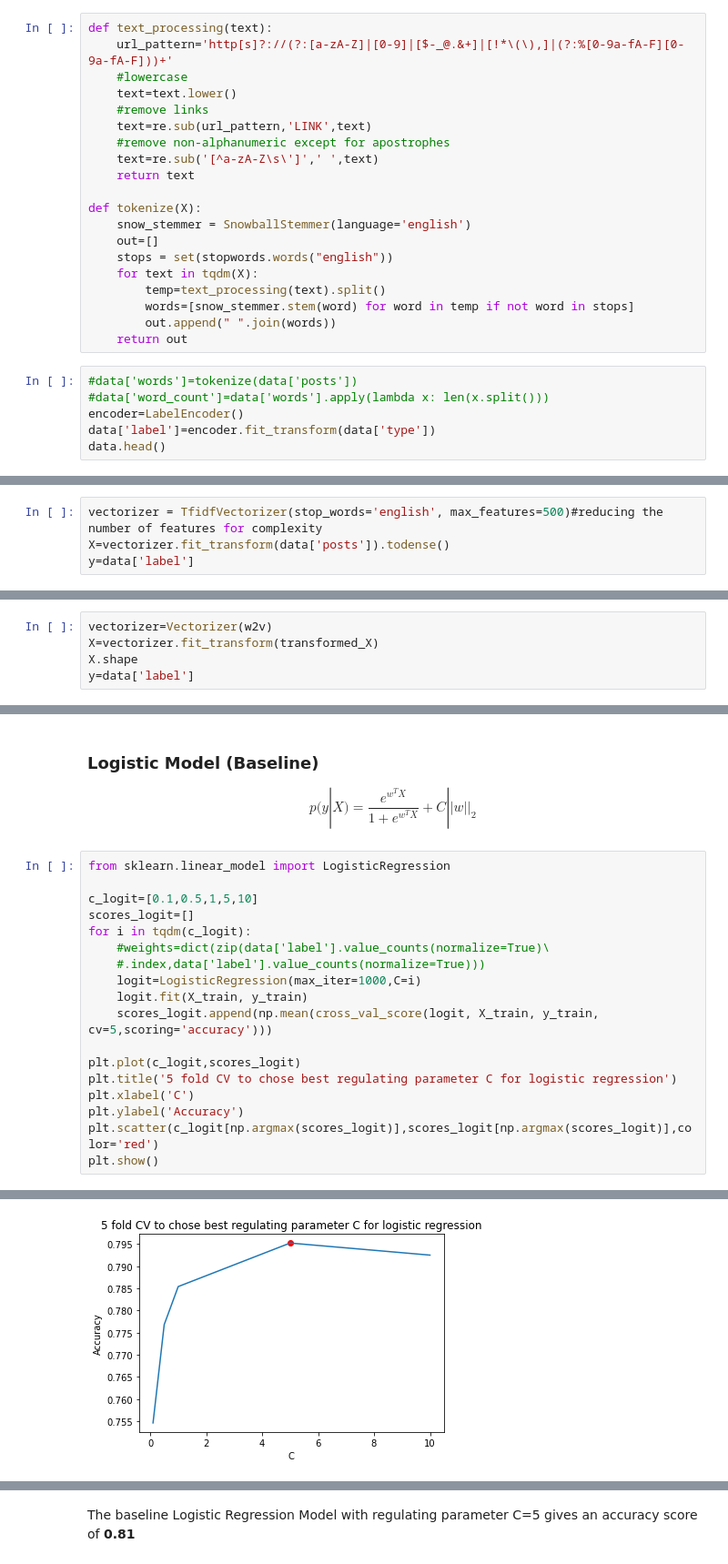
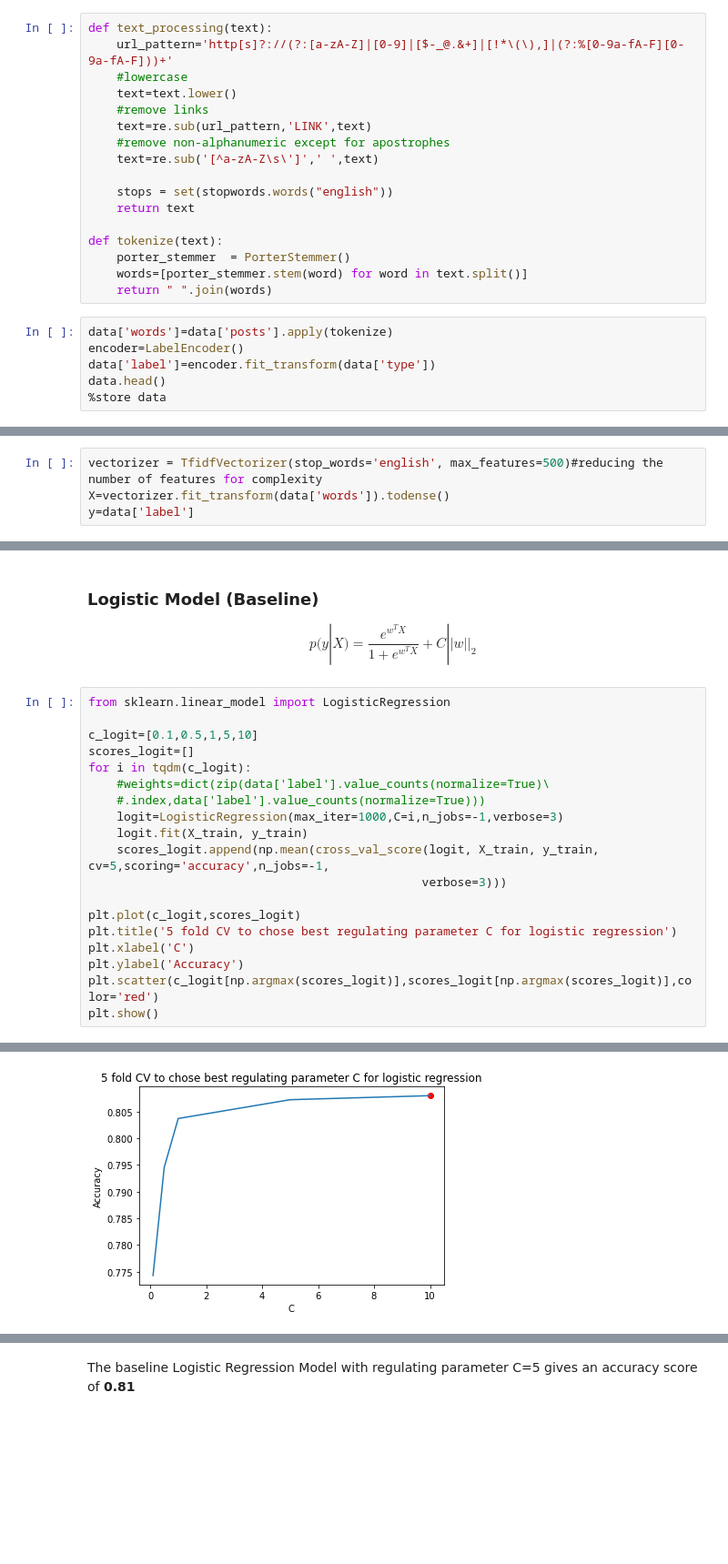
Before and after one commit to nclw1118/MBTI_Personality_Classification_Model_Based_on_NLP, a Jupyter notebook: MBTI Personality Classification Model Based on NLP.ipynb, the cells around one changed output, grey strips where cells are left out. Shown at 91% size. Cells and saved outputs as stored; diff of their text form; blank space fills up the shorter version.

```diff
--- a/MBTI Personality Classification Model Based on NLP.ipynb
+++ b/MBTI Personality Classification Model Based on NLP.ipynb
@@ -88,21 +99,18 @@ def text_processing(text):
     text=re.sub(url_pattern,'LINK',text)
     #remove non-alphanumeric except for apostrophes
     text=re.sub('[^a-zA-Z\s\']',' ',text)
+
+    stops = set(stopwords.words("english"))
     return text
 
-def tokenize(X):
-    snow_stemmer = SnowballStemmer(language='english')
-    out=[]
-    stops = set(stopwords.words("english"))
-    for text in tqdm(X):
-        temp=text_processing(text).split()
-        words=[snow_stemmer.stem(word) for word in temp if not word in stops]
-        out.append(" ".join(words))
-    return out
+def tokenize(text):
+    porter_stemmer  = PorterStemmer()
+    words=[porter_stemmer.stem(word) for word in text.split()]
+    return " ".join(words)
 # %%
-#data['words']=tokenize(data['posts'])
-#data['word_count']=data['words'].apply(lambda x: len(x.split()))
+data['words']=data['posts'].apply(tokenize)
 encoder=LabelEncoder()
 data['label']=encoder.fit_transform(data['type'])
 data.head()
+%store data
 # %% [output]
@@ -146,5 +161,5 @@ plt.show()
 from sklearn.feature_extraction.text import TfidfVectorizer
 # %%
 vectorizer = TfidfVectorizer(stop_words='english', max_features=500)#reducing the number of features for complexity
-X=vectorizer.fit_transform(data['posts']).todense()
+X=vectorizer.fit_transform(data['words']).todense()
 y=data['label']
@@ -185,5 +165,0 @@ class Vectorizer(object):
-# %%
-vectorizer=Vectorizer(w2v)
-X=vectorizer.fit_transform(transformed_X)
-X.shape
-y=data['label']
@@ -221,9 +221,10 @@ scores_logit=[]
 for i in tqdm(c_logit):
     #weights=dict(zip(data['label'].value_counts(normalize=True)\
     #.index,data['label'].value_counts(normalize=True)))
-    logit=LogisticRegression(max_iter=1000,C=i)
+    logit=LogisticRegression(max_iter=1000,C=i,n_jobs=-1,verbose=3)
     logit.fit(X_train, y_train)
-    scores_logit.append(np.mean(cross_val_score(logit, X_train, y_train, cv=5,scoring='accuracy')))
+    scores_logit.append(np.mean(cross_val_score(logit, X_train, y_train, cv=5,scoring='accuracy',n_jobs=-1,
+                                               verbose=3)))
 
 plt.plot(c_logit,scores_logit)
 plt.title('5 fold CV to chose best regulating parameter C for logistic regression')
@@ -235 +253 @@ plt.show()
-[figure, old version]
+[figure, new version]
```
Also changed, not shown: parts of 38 cells of this notebook.
